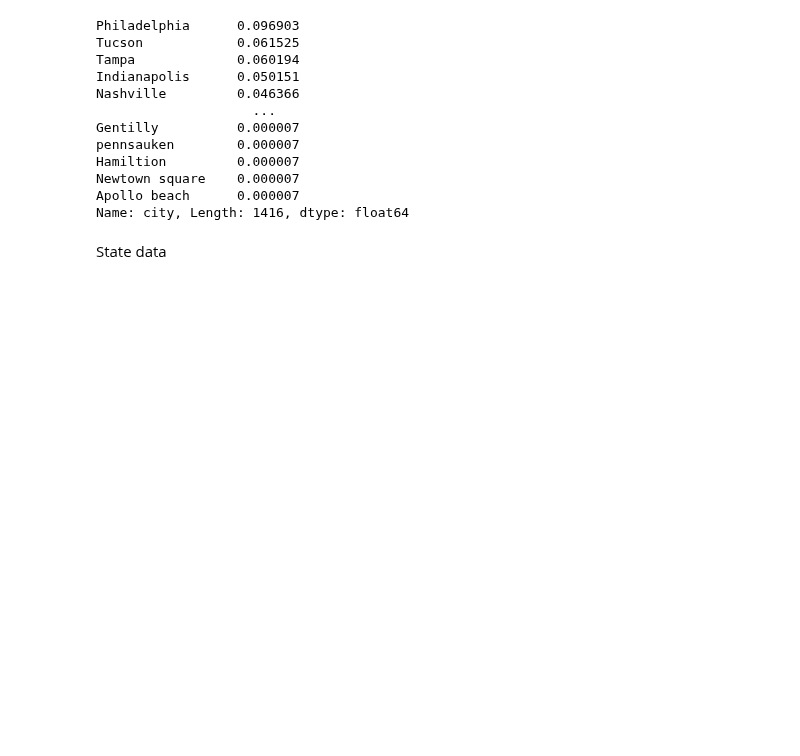
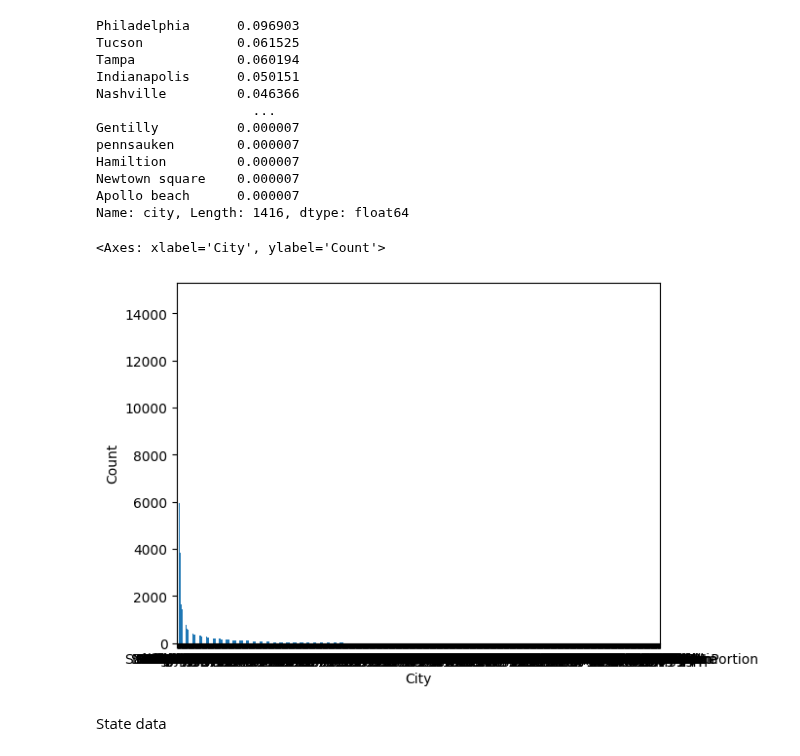
Before and after one commit to jmohsbeck1/jpmc_mle, a Jupyter notebook: Copy_of_JMCopy_of_DataDazzlers_DineOracle.ipynb, the cells around one changed output. Saved outputs shown, nothing was run; the diff lists cells and outputs as text; code cells hidden in the pictures; blank space fills up the shorter version.

```diff
--- a/Copy_of_JMCopy_of_DataDazzlers_DineOracle.ipynb
+++ b/Copy_of_JMCopy_of_DataDazzlers_DineOracle.ipynb
@@ -366,6 +366,11 @@ Hamiltion         0.000007
 Newtown square    0.000007
 Apollo beach      0.000007
 Name: city, Length: 1416, dtype: float64
+# %%
+business['city'].value_counts().plot(kind='bar', xlabel='City', ylabel='Count', rot=0)
+# %% [output]
+<Axes: xlabel='City', ylabel='Count'>
+[figure, added]
 # %% [markdown]
 State data
 # %%
```
Also changed, not shown: parts of 2 cells of this notebook.
